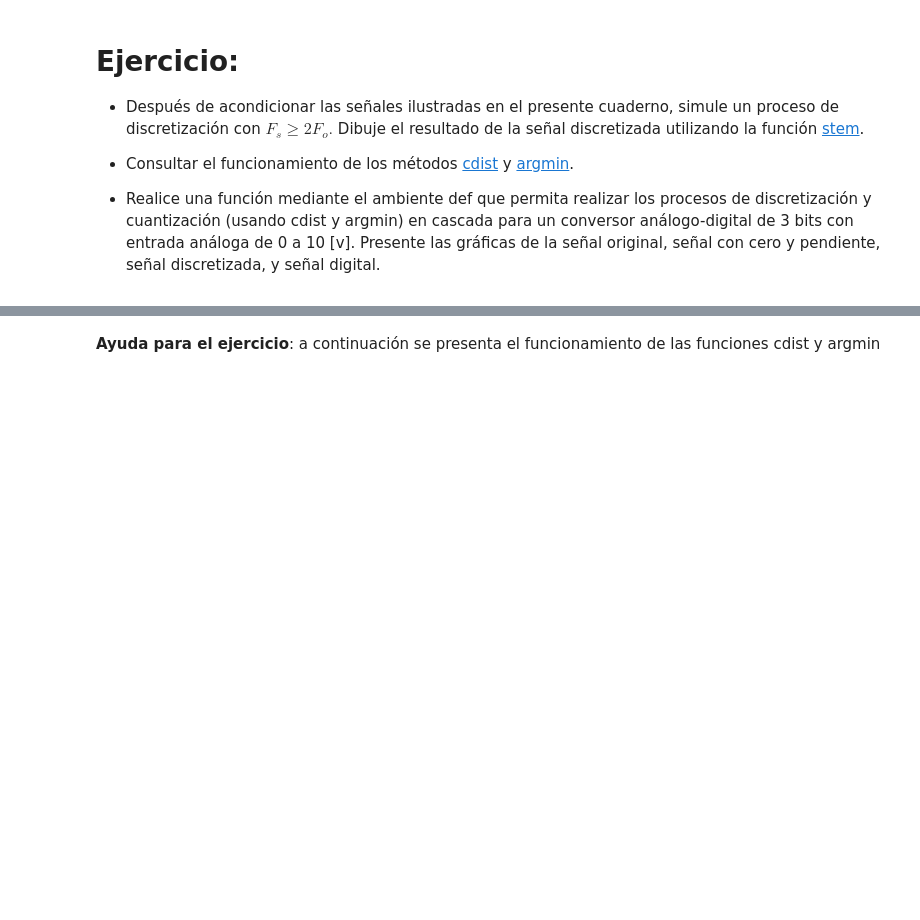
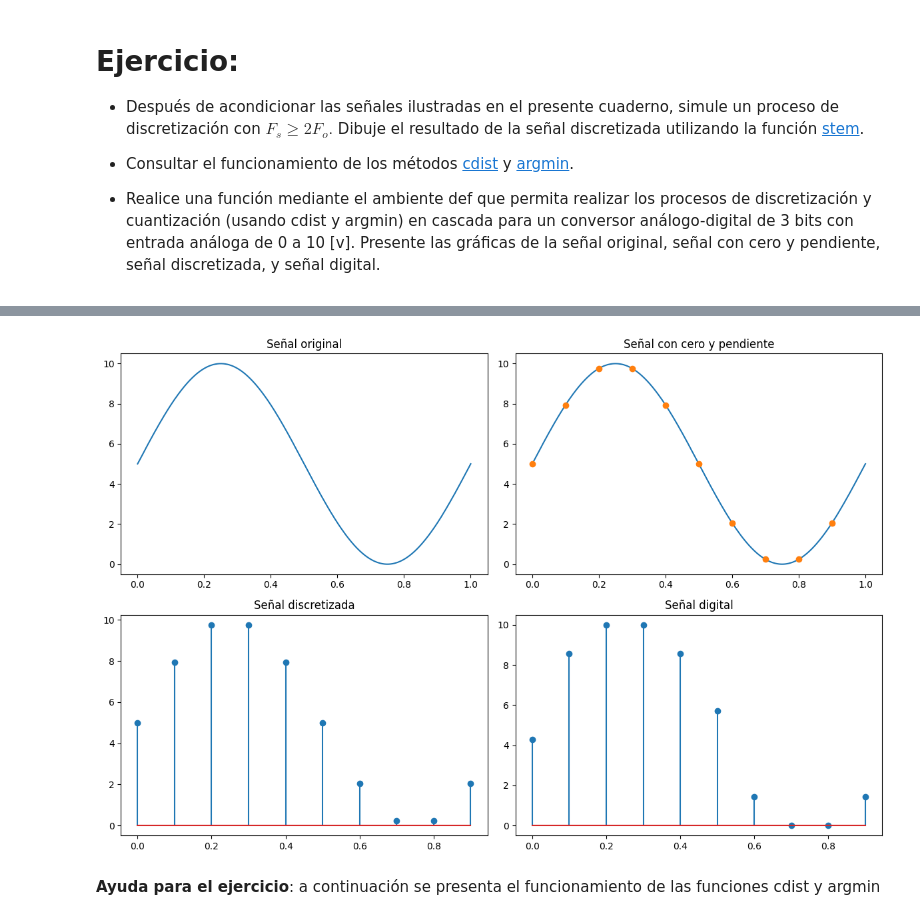
Before and after one commit to JuanGranados09/SE-ALES-Y-SISTEMAS, a Jupyter notebook: Copia_de_ejemplo1SyS2021.ipynb, the cells around one changed output, grey strips where cells are left out. Saved outputs shown, nothing was run; the diff lists cells and outputs as text; code cells hidden in the pictures; blank space fills up the shorter version.

```diff
--- a/Copia_de_ejemplo1SyS2021.ipynb
+++ b/Copia_de_ejemplo1SyS2021.ipynb
@@ -336,3 +366,65 @@ plt.show()
+# %%
+import numpy as np
+import matplotlib.pyplot as plt
+from scipy.spatial.distance import cdist
+
+def generar_senal(t):
+    return 5 * np.sin(2 * np.pi * 1 * t) + 5
+
+def discretizar_senal(senal, frecuencia_muestreo, duracion):
+    t = np.arange(0, duracion, 1 / frecuencia_muestreo)
+    senal_discretizada = generar_senal(t)
+    return t, senal_discretizada
+
+def cuantizar_senal(senal_discretizada, niveles):
+    niveles_cuantizacion = np.linspace(0, 10, niveles)
+    distancias = cdist(senal_discretizada.reshape(-1, 1), niveles_cuantizacion.reshape(-1, 1))
+    indices_minimos = np.argmin(distancias, axis=1)
+    senal_cuantizada = niveles_cuantizacion[indices_minimos]
+    return senal_cuantizada
+
+def proceso_analogico_digital(duracion, frecuencia_muestreo, niveles_cuantizacion):
+    t_original = np.linspace(0, duracion, 1000)
+    senal_original = generar_senal(t_original)
+
+    t_discretizada, senal_discretizada = discretizar_senal(senal_original, frecuencia_muestreo, duracion)
+    senal_cuantizada = cuantizar_senal(senal_discretizada, niveles_cuantizacion)
+
+    plt.figure(figsize=(12, 8))
+
+    # Señal original
+    plt.subplot(2, 2, 1)
+    plt.plot(t_original, senal_original)
+    plt.title('Señal original')
+
+    # Señal con cero y pendiente
+    plt.subplot(2, 2, 2)
+    plt.plot(t_original, senal_original)
+    plt.plot(t_discretizada, senal_discretizada, 'o')
+    plt.title('Señal con cero y pendiente')
+
+    # Señal discretizada
+    plt.subplot(2, 2, 3)
+    plt.stem(t_discretizada, senal_discretizada, use_line_collection=True)
+    plt.title('Señal discretizada')
+
+    # Señal cuantizada
+    plt.subplot(2, 2, 4)
+    plt.stem(t_discretizada, senal_cuantizada, use_line_collection=True)
+    plt.title('Señal digital')
+
+    plt.tight_layout()
+    plt.show()
+
+# Parámetros
+duracion = 1  # Duración de la señal en segundos
+frecuencia_muestreo = 10  # Frecuencia de muestreo, debe ser >= 2 * F_o (2 Hz)
+niveles_cuantizacion = 2**3  # Para un conversor de 3 bits
+
+# Ejecutar el proceso de conversión
+proceso_analogico_digital(duracion, frecuencia_muestreo, niveles_cuantizacion)
+# %% [output]
+[figure, added]
 # %% [markdown]
 **Ayuda para el ejercicio**: a continuación se presenta el funcionamiento de las funciones cdist y argmin
 # %%
```
Also changed, not shown: parts of 8 cells of this notebook.
